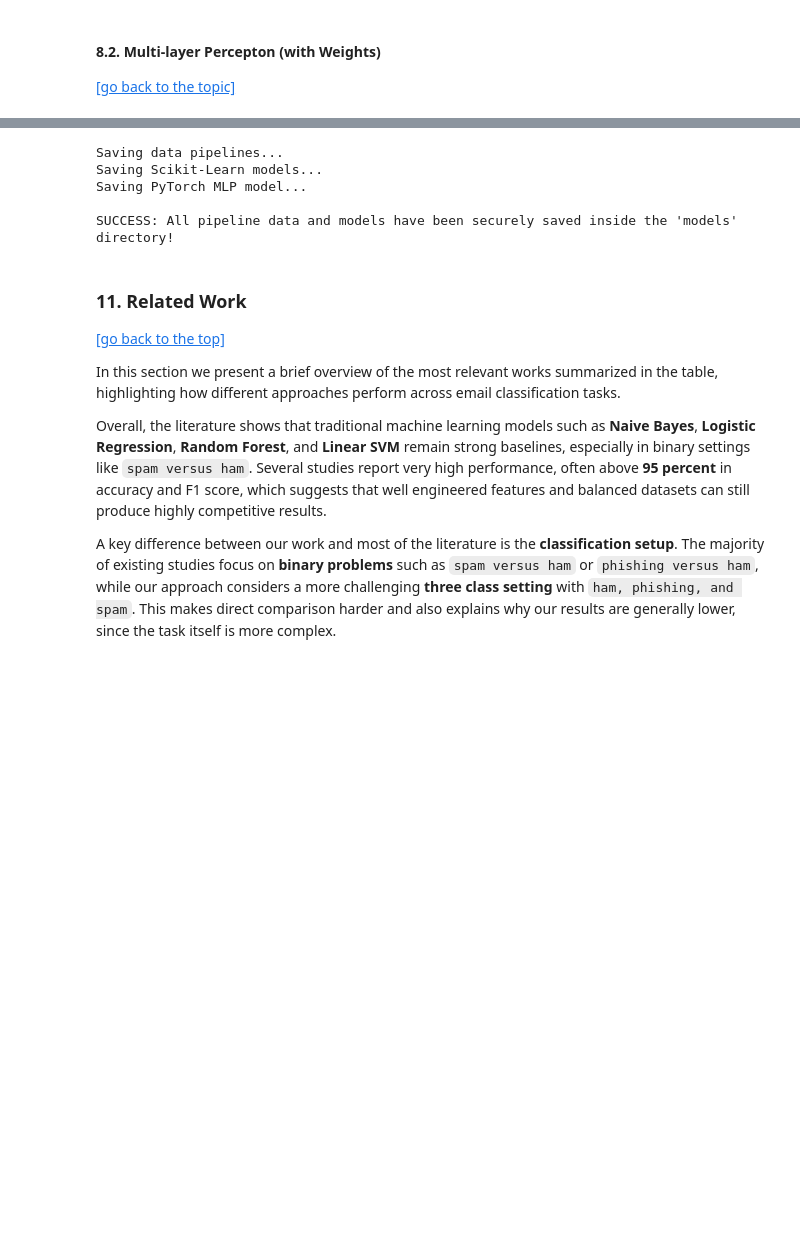
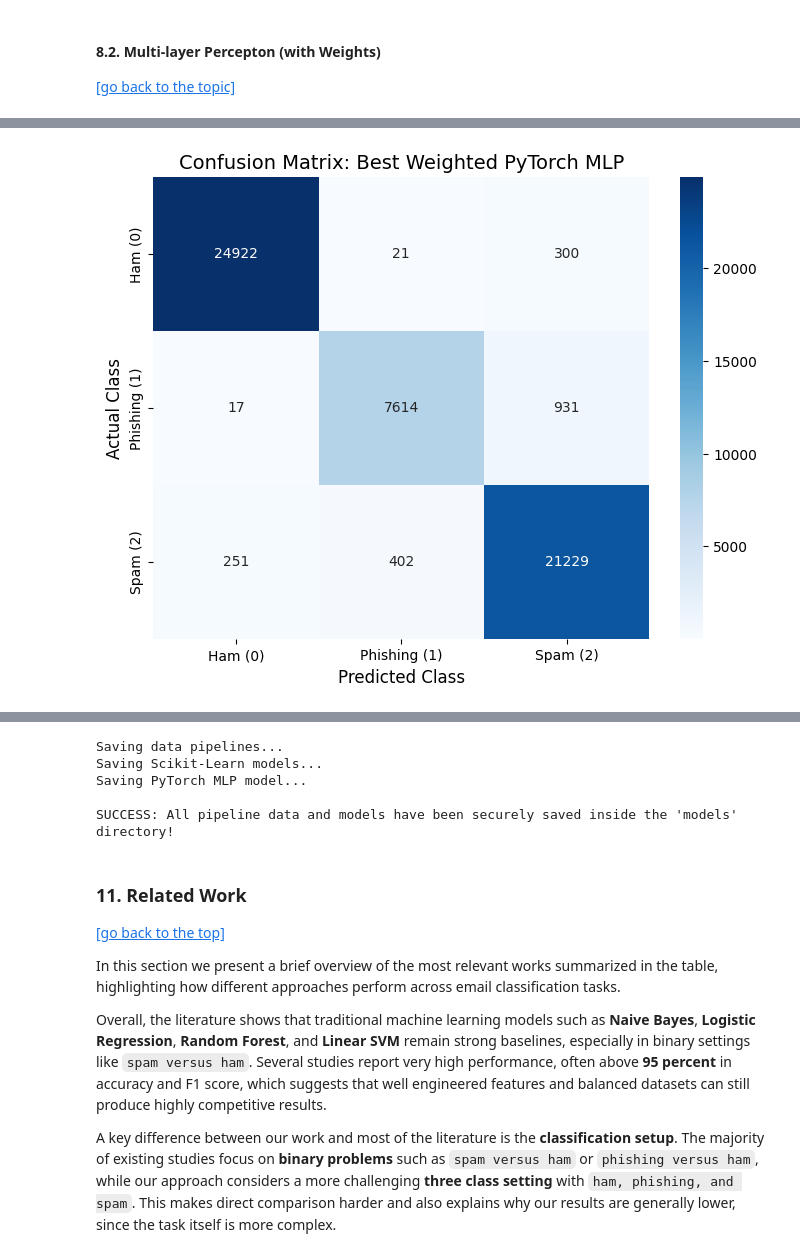
Before and after one commit to Alejandro-131004/Natural-Language-Processing, a Jupyter notebook: Project.ipynb, the cells around one changed output, grey strips where cells are left out. Cells and saved outputs as stored; diff of their text form; code cells hidden in the pictures; blank space fills up the shorter version.

```diff
--- a/Project.ipynb
+++ b/Project.ipynb
@@ -1291,12 +1430,15 @@ Considering these results together with the substantially higher computational c
 
 We also implement LinearSVC. It is particularly efficient for text classification as it searches for the optimal hyperplane to separate the classes in our 5000-dimensional space .
 # %%
-# 1. Initialize LinearSVC
+# 1. Initialize LinearSVC within a pipeline using MaxAbsScaler
 # dual=False is preferred for datasets where n_samples > n_features
-svm_std = LinearSVC(random_state=42, max_iter=2000, dual=False)
+svm_std = make_pipeline(
+    MaxAbsScaler(),
+    LinearSVC(random_state=42, max_iter=2000, dual=False)
+)
 
 # 2. Train the model
-print("Training Standard Linear SVM...")
+print("Training Standard Linear SVM (with scaled sparse data)...")
 svm_std.fit(X_train, y_train)
 
 # 3. Predict and Evaluate
@@ -1528,9 +1717,13 @@ Data loaded successfully! Training features shape: (222744, 5002)
 # ── 8.1. Logistic Regression with Class Weights ──────────────────────────────
 # We initialize a new model specifically designed to handle the imbalanced data.
 # The 'balanced' parameter automatically calculates weights inversely proportional to class frequencies.
-log_reg_weighted = LogisticRegression(solver='lbfgs', max_iter=1000, class_weight='balanced')
+# We MUST use MaxAbsScaler in a pipeline to handle the sparse matrix and different feature scales.
+log_reg_weighted = make_pipeline(
+    MaxAbsScaler(),
+    LogisticRegression(solver='lbfgs', max_iter=1000, class_weight='balanced')
+)
 
-print("Training Weighted Logistic Regression...")
+print("Training Weighted Logistic Regression (with sparse scaling)...")
 log_reg_weighted.fit(X_train, y_train)
 
 # Predict on the unseen test set
@@ -1772,15 +2011,69 @@ To investigate this issue, we isolate these specific mistakes from the test set
 
 3. **Establish a future roadmap:** Define practical improvements for the next version of the system including new feature engineering ideas like domain age analysis, HTML structure inspection, or the use of deeper language representations such as BERT embeddings to reduce these weaknesses.
 # %%
-# Assuming y_test and test_preds are from your Best Weighted MLP
-cm = confusion_matrix(y_test, test_preds)
+# --- 1. Confusion Matrix: Best Weighted PyTorch MLP ---
+print("\n" + "="*60)
+print("            CONFUSION MATRIX: WEIGHTED PYTORCH MLP")
+print("="*60)
+
+y_test_arr    = np.array(y_test).astype(int)
+all_preds_arr = np.array(all_preds)
+
+cm = confusion_matrix(y_test_arr, all_preds_arr)
 
 plt.figure(figsize=(8, 6))
-# Annotating with the actual numbers and formatting with 'd' for integers
 sns.heatmap(cm, annot=True, fmt='d', cmap='Blues',
-            xticklabels=['Ham', 'Phishing', 'Spam'], # Adjust labels to match your dataset classes!
-            yticklabels=['Ham', 'Phishing', 'Spam'])
+            xticklabels=['Ham (0)', 'Phishing (1)', 'Spam (2)'],
+            yticklabels=['Ham (0)', 'Phishing (1)', 'Spam (2)'])
 plt.title('Confusion Matrix: Best Weighted PyTorch MLP', fontsize=14)
 plt.ylabel('Actual Class', fontsize=12)
 plt.xlabel('Predicted Class', fontsize=12)
 plt.show()
+
+# --- 2. Error Analysis: Investigating False Negatives ---
+print("\n" + "="*60)
+print("        ERROR ANALYSIS: INVESTIGATING FALSE NEGATIVES")
+print("="*60)
+
+fn_lr_indices   = np.where((y_pred_log_weighted == 0) & (y_test_arr == 1))[0]
+fn_mlp_indices  = np.where((all_preds_arr == 0) & (y_test_arr == 1))[0]
+hard_fn_indices = np.intersect1d(fn_lr_indices, fn_mlp_indices)
+
+print(f" > Logistic Regression False Negatives: {len(fn_lr_indices)} emails")
+print(f" > PyTorch MLP False Negatives:        {len(fn_mlp_indices)} emails")
+print(f" > CRITICAL BLIND SPOTS (Both Failed):  {len(hard_fn_indices)} emails")
+
+# --- 3. Qualitative Analysis ---
+print("\n" + "="*60)
+print("           CRITICAL BLIND SPOTS: SYNCHRONIZED VIEW")
+print("="*60)
+
+# df_preprocessed_final.csv has BOTH columns:
+#   'text'       → original raw email (as received)
+#   'final_text' → lemmatized version (what TF-IDF actually read)
+# This is the SAME 278,431-row file used in Section 6.1 for training.
+df_preprocessed = pd.read_csv('data/df_preprocessed_final.csv')
+
+# Recreate the EXACT same split as Section 6.1 — same random_state + stratify
+_, df_test_pp, _, _ = train_test_split(
+    df_preprocessed,
+    df_preprocessed['label'],
+    test_size=0.2, random_state=42, stratify=df_preprocessed['label']
+)
+
+# Now indices are in the 0–278,430 space, correctly aligned with df_preprocessed
+test_indices          = df_test_pp.index
+actual_hard_fn_indices = test_indices[hard_fn_indices]
+
+print(f"Analyzing {len(hard_fn_indices)} synchronized blind spots...")
+
+for i in range(min(3, len(actual_hard_fn_indices))):
+    original_idx = actual_hard_fn_indices[i]
+
+    print(f"\n" + "#"*30 + f" [ CASE {i+1} ] " + "#"*30)
+
+    print(f"\n[EMAIL TEXT (as processed by the model)]:")
+    print(str(df_preprocessed.loc[original_idx, 'final_text'])[:800] + "...")
+
+    print("\n" + "-"*80)
+# %% [output]
@@ -1786,0 +2083 @@ plt.show()
+[figure, added]
```
Also changed, not shown: parts of 53 cells of this notebook.
